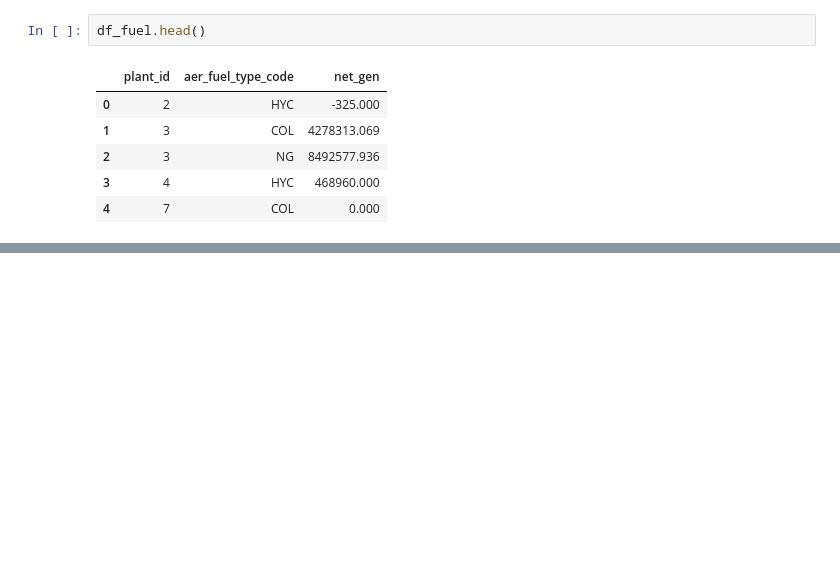
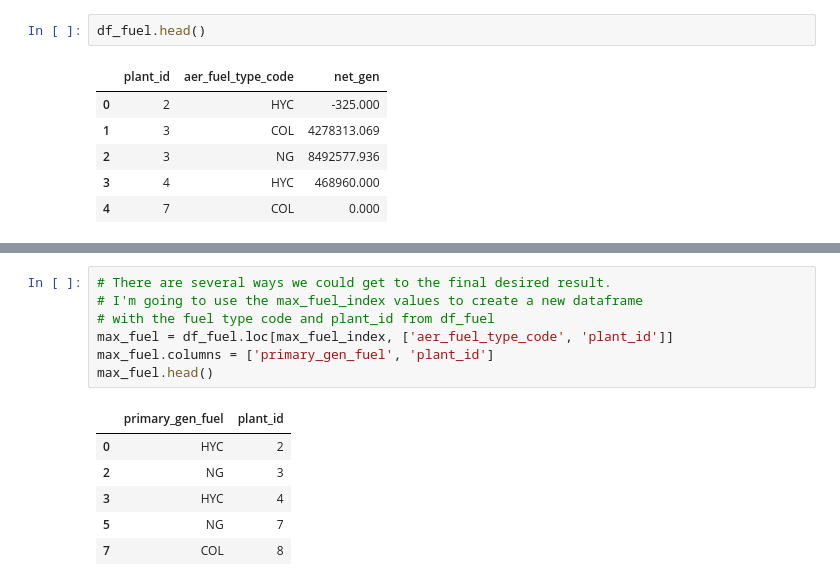
Before and after one commit to gschivley/python-data-analysis-class, a Jupyter notebook: notebooks/Pandas/2 - Explore file imports.ipynb, the cells around one changed output, grey strips where cells are left out. Cells and saved outputs as stored; diff of their text form; blank space fills up the shorter version.

```diff
--- a/notebooks/Pandas/2 - Explore file imports.ipynb
+++ b/notebooks/Pandas/2 - Explore file imports.ipynb
@@ -735,0 +420,14 @@ df.merge(max_fuel, on='plant_id')
+# %%
+# There are several ways we could get to the final desired result.
+# I'm going to use the max_fuel_index values to create a new dataframe
+# with the fuel type code and plant_id from df_fuel
+max_fuel = df_fuel.loc[max_fuel_index, ['aer_fuel_type_code', 'plant_id']]
+max_fuel.columns = ['primary_gen_fuel', 'plant_id']
+max_fuel.head()
+# %% [output]
+|  | primary_gen_fuel | plant_id |
+| 0 | HYC | 2 |
+| 2 | NG | 3 |
+| 3 | HYC | 4 |
+| 5 | NG | 7 |
+| 7 | COL | 8 |
```
Also changed, not shown: parts of 71 cells of this notebook, 1 other file.
